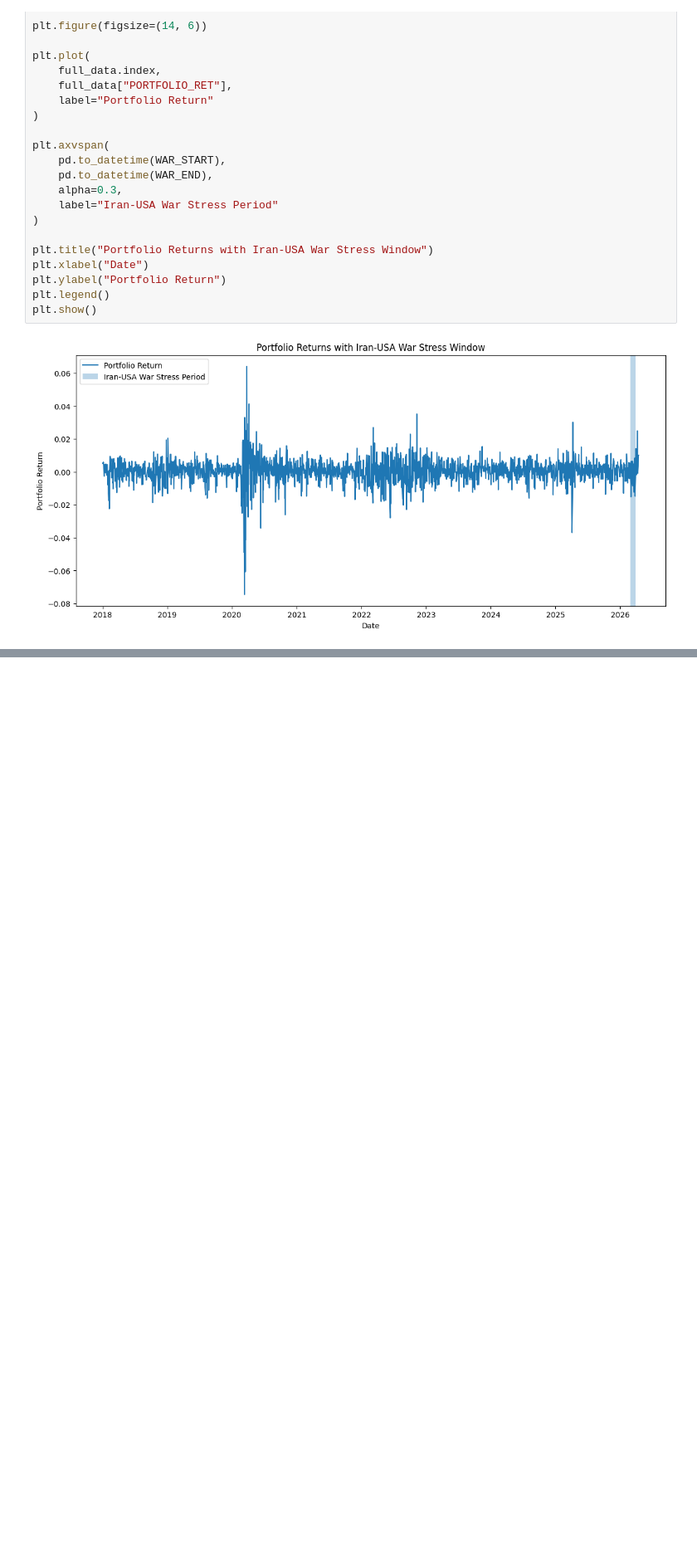
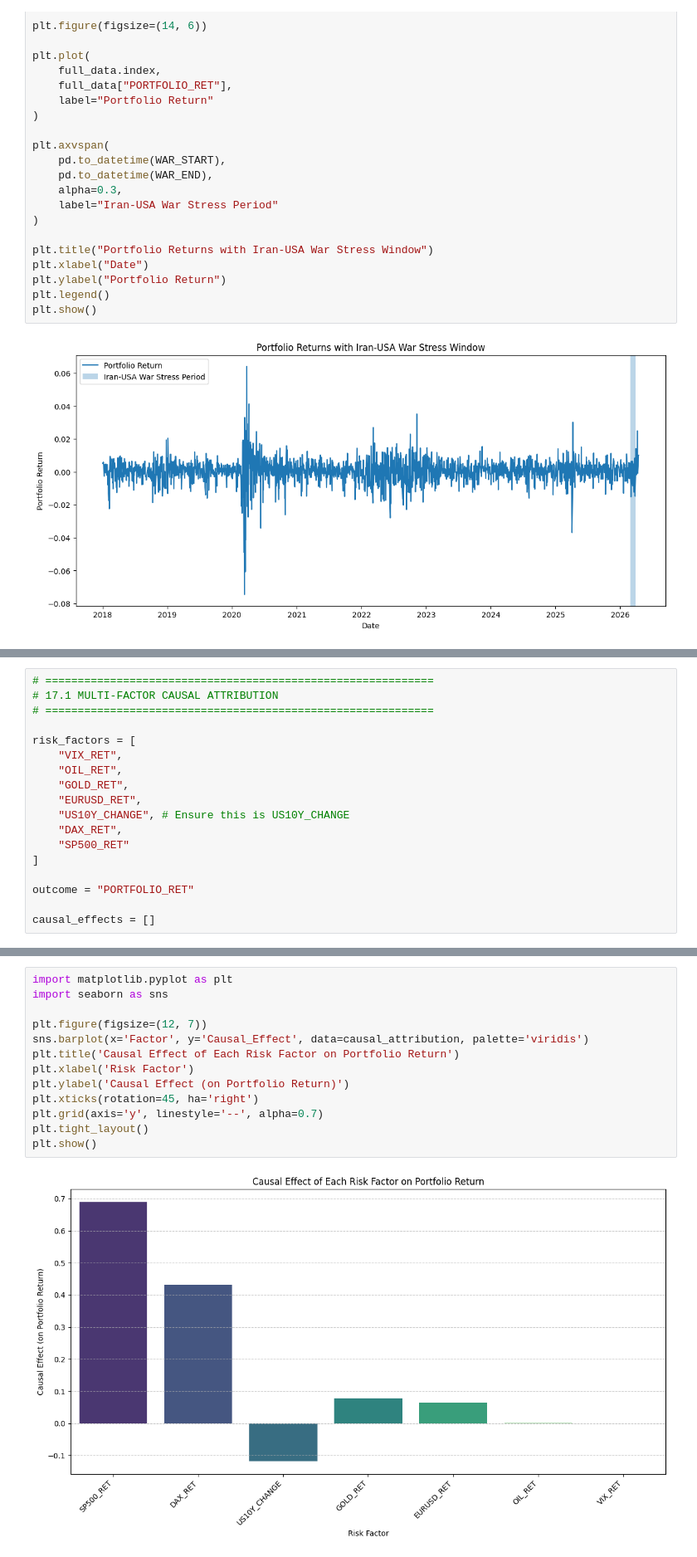
Before and after one commit to Sajjad5/causal-portfolio-risk, a Jupyter notebook: Causal_Attribution_Portfolio_Risk.ipynb, the cells around one changed output, grey strips where cells are left out. Shown at 83% size. Cells and saved outputs as stored; diff of their text form; blank space fills up the shorter version.

```diff
--- a/Causal_Attribution_Portfolio_Risk.ipynb
+++ b/Causal_Attribution_Portfolio_Risk.ipynb
@@ -631,0 +1018,18 @@ plt.show()
+# %%
+# ============================================================
+# 17.1 MULTI-FACTOR CAUSAL ATTRIBUTION
+# ============================================================
+
+risk_factors = [
+    "VIX_RET",
+    "OIL_RET",
+    "GOLD_RET",
+    "EURUSD_RET",
+    "US10Y_CHANGE", # Ensure this is US10Y_CHANGE
+    "DAX_RET",
+    "SP500_RET"
+]
+
+outcome = "PORTFOLIO_RET"
+
+causal_effects = []
@@ -631,0 +1092,15 @@ plt.show()
+# %%
+import matplotlib.pyplot as plt
+import seaborn as sns
+
+plt.figure(figsize=(12, 7))
+sns.barplot(x='Factor', y='Causal_Effect', data=causal_attribution, palette='viridis')
+plt.title('Causal Effect of Each Risk Factor on Portfolio Return')
+plt.xlabel('Risk Factor')
+plt.ylabel('Causal Effect (on Portfolio Return)')
+plt.xticks(rotation=45, ha='right')
+plt.grid(axis='y', linestyle='--', alpha=0.7)
+plt.tight_layout()
+plt.show()
+# %% [output]
+[figure, added]
```
Also changed, not shown: parts of 40 cells of this notebook.
